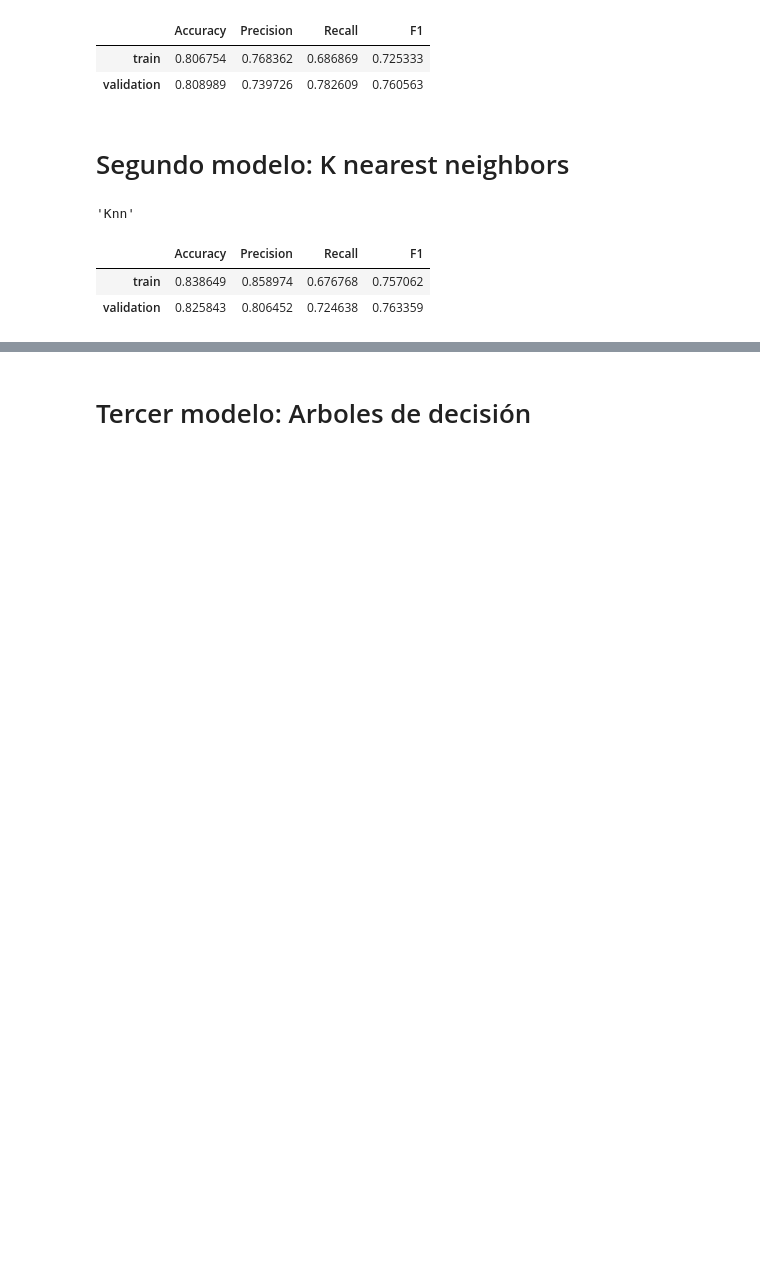
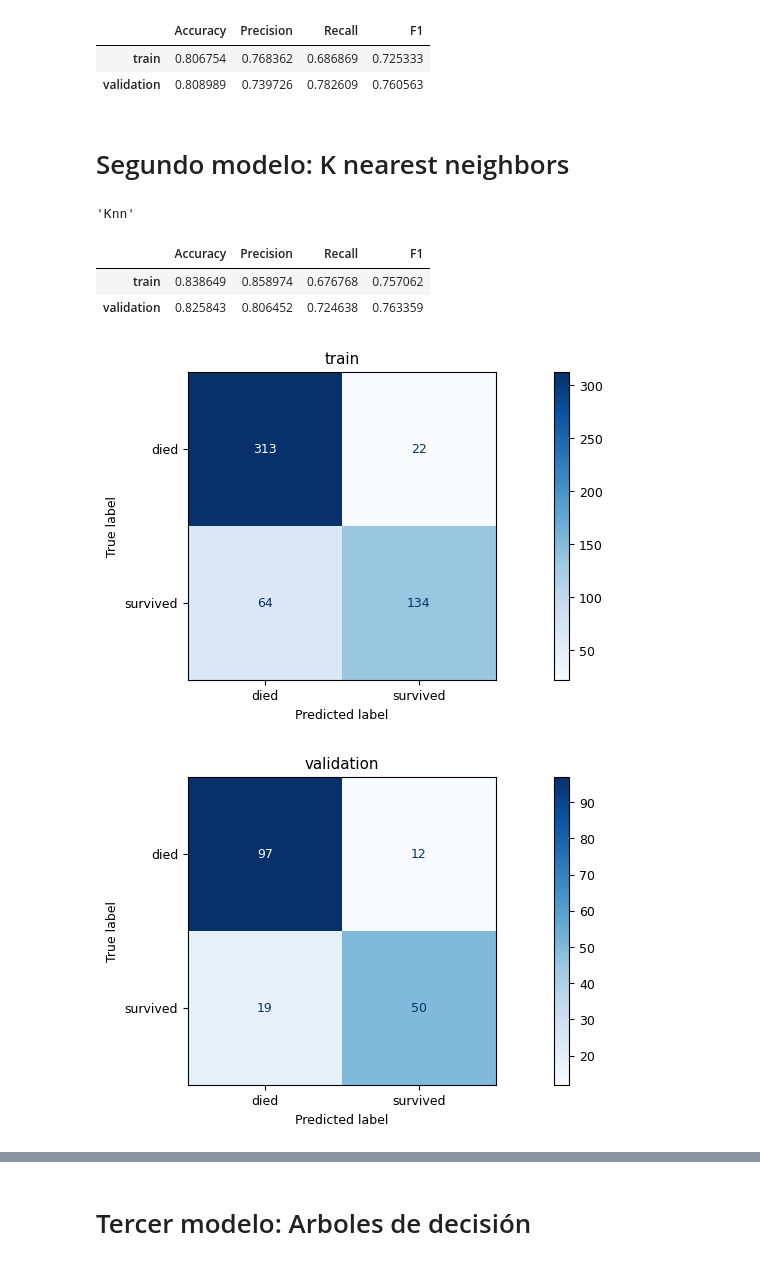
Before and after one commit to ucseml-team/machine-learning-course, a Jupyter notebook: titanic/intro_sklearn.ipynb, the cells around one changed output, grey strips where cells are left out. Cells and saved outputs as stored; diff of their text form; code cells hidden in the pictures; blank space fills up the shorter version.

```diff
--- a/titanic/intro_sklearn.ipynb
+++ b/titanic/intro_sklearn.ipynb
@@ -648,20 +647,22 @@ from sklearn.neighbors import KNeighborsClassifier
 # %%
 K = 10
 
 knn_model = Pipeline([
     ('mapper', complete_mapper),
     ('imputer', IterativeImputer(random_state=42)),
     ('classifier', KNeighborsClassifier(n_neighbors=K)),
 ])
 
 knn_model.fit(train, train.survived)
 
-evaluate_model(knn_model, title='Knn')
+evaluate_model(knn_model, title='Knn', show_cm=True)
 # %% [output]
 'Knn'
 |  | Accuracy | Precision | Recall | F1 |
 | train | 0.838649 | 0.858974 | 0.676768 | 0.757062 |
 | validation | 0.825843 | 0.806452 | 0.724638 | 0.763359 |
+[figure, added]
+[figure, added]
 # %%
 knn_model.predict(validation)
 # %% [output]
```
Also changed, not shown: parts of 20 cells of this notebook.
